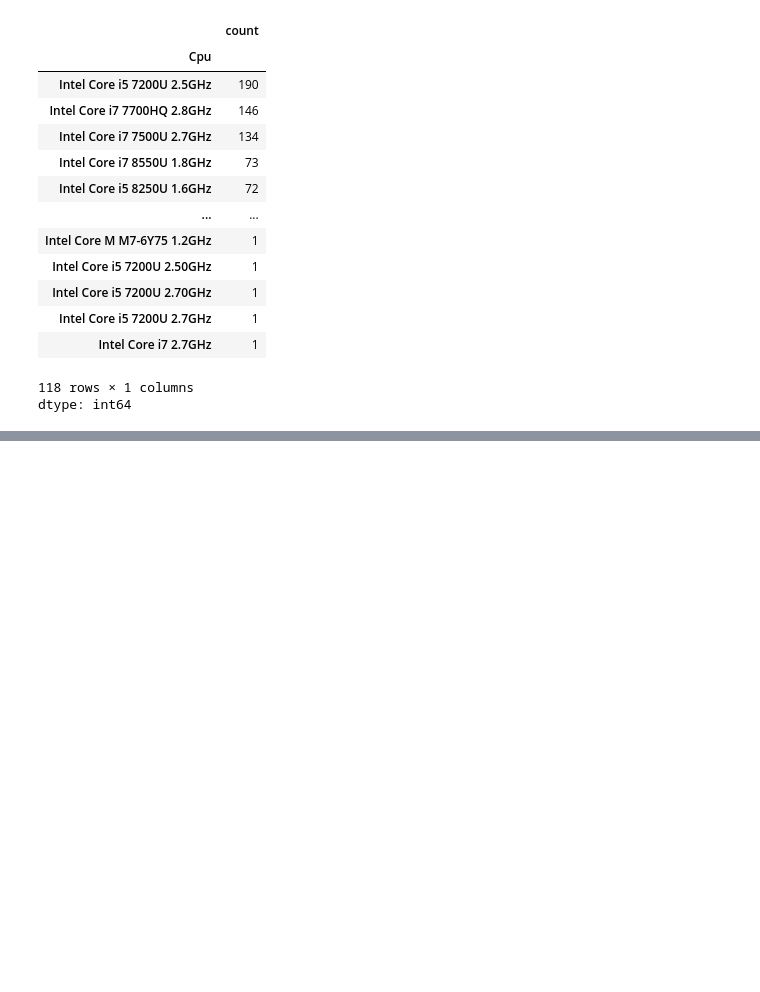
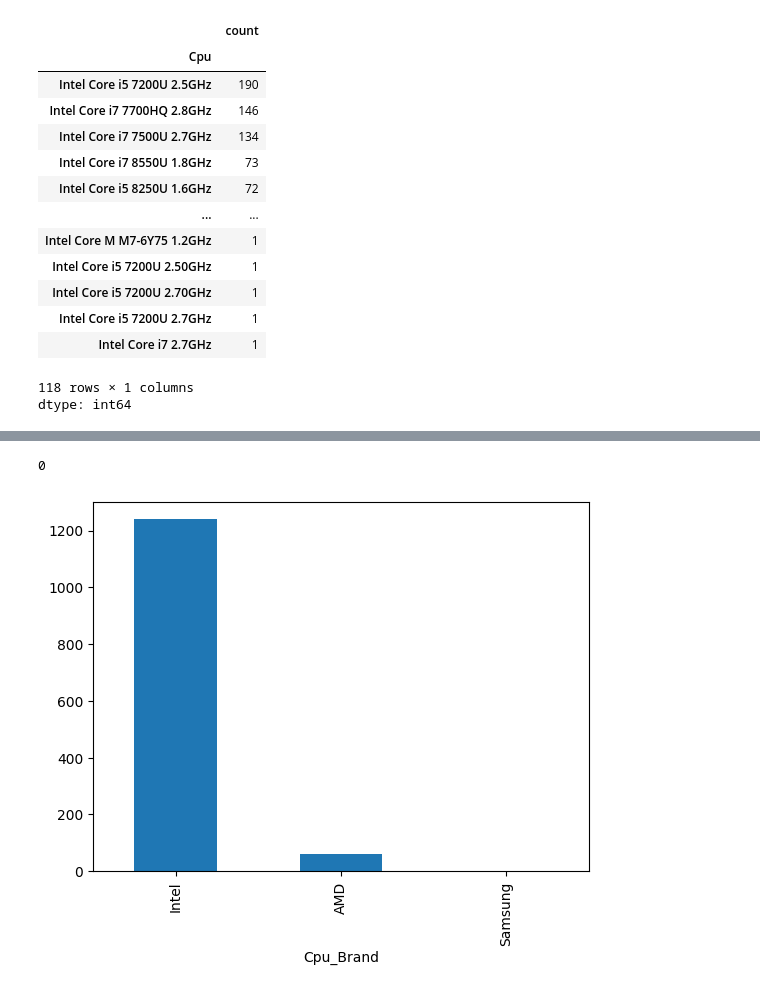
Before and after one commit to adnansherwani/Deep-Learning, a Jupyter notebook: 01__PyTorch_Workflow.ipynb, the cells around one changed output, grey strips where cells are left out. Cells and saved outputs as stored; diff of their text form; code cells hidden in the pictures; blank space fills up the shorter version.

```diff
--- a/01__PyTorch_Workflow.ipynb
+++ b/01__PyTorch_Workflow.ipynb
@@ -213,0 +219,10 @@ dtype: int64
+# %%
+df['Cpu_Brand'] = df['Cpu'].str.extract('(Intel|AMD|Samsung)')
+# %%
+df['Cpu_Brand'].isna().sum()
+# %% [output]
+0
+# %%
+df['Cpu_Brand'].value_counts().plot.bar();
+# %% [output]
+[figure, added]
```
Also changed, not shown: parts of 19 cells of this notebook.
